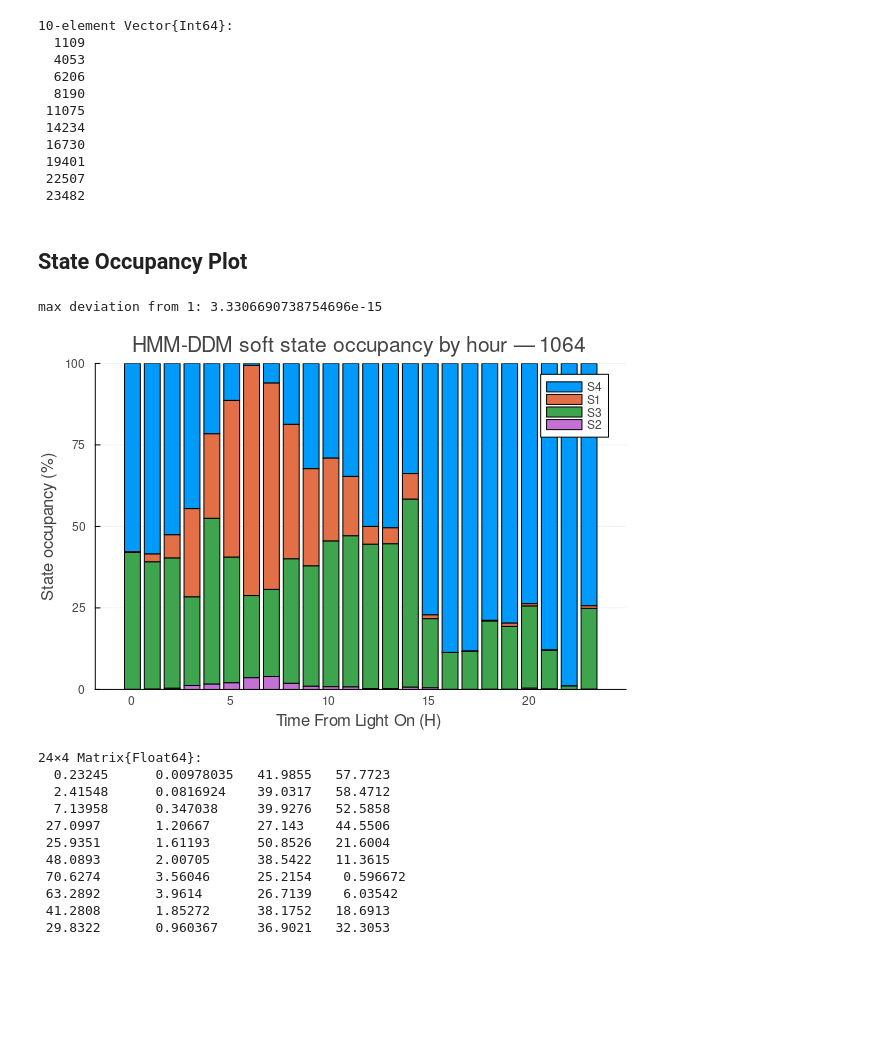
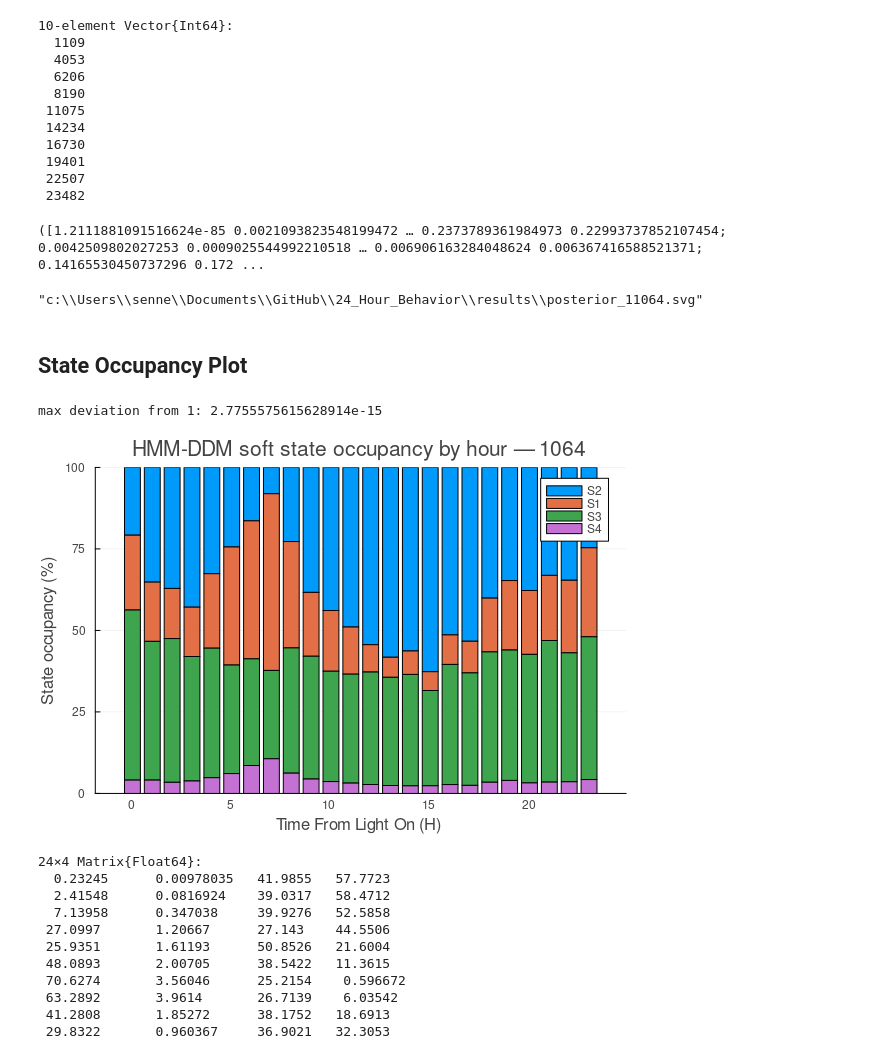
Before and after one commit to depasquale-lab/24_Hour_Behavior, a Jupyter notebook: notebooks/PosthocDDMHMM.ipynb, the cells around one changed output. Saved outputs shown, nothing was run; the diff lists cells and outputs as text; code cells hidden in the pictures; blank space fills up the shorter version.

```diff
--- a/notebooks/PosthocDDMHMM.ipynb
+++ b/notebooks/PosthocDDMHMM.ipynb
@@ -89,6 +89,39 @@ seq_ends = cumsum(length.(results_by_date))  # sequence ends for HMM
  19401
  22507
  23482
+# %%
+# posterior Plots
+γ, ll = forward_backward(hmm, all_results;seq_ends=seq_ends)
+# %% [output]
+([1.2111881091516624e-85 0.0021093823548199472 … 0.2373789361984973 0.22993737852107454; 0.0042509802027253 0.0009025544992210518 … 0.006906163284048624 0.006367416588521371; 0.14165530450737296 0.172 ...
+# %%
+posterior_plot_night = plot(
+    xlabel="Trial",
+    ylabel="P(State)",
+    fontfamily="helvetica",
+    lw=3,
+    legend=false
+)
+
+plot!(γ[1, 1109: 1109+500])
+plot!(γ[2, 1109: 1109+500])
+plot!(γ[3, 1109: 1109+500])
+plot!(γ[4, 1109: 1109+500])
+
+posterior_plot_day = plot(
+    xlabel="Trial",
+    ylabel="P(State)",
+    fontfamily="helvetica",
+    lw=3,
+    legend=false
+)
+
+plot!(γ[1, 1109+1500:1109+2000])
+plot!(γ[2, 1109+1500:1109+2000])
+plot!(γ[3, 1109+1500:1109+2000])
+plot!(γ[4, 1109+1500:1109+2000])
+# %% [output]
+"c:\\Users\\senne\\Documents\\GitHub\\24_Hour_Behavior\\results\\posterior_11064.svg"
 # %% [markdown]
 ## State Occupancy Plot
 # %%
@@ -143,36 +176,36 @@ for h in 0:23
         occ_soft[h+1, :] = permutedims(m)
     else
         occ_soft[h+1, :] .= 0.0
     end
 end
 
 # Sanity check: each hour's soft occupancy should sum to ~1
 println("max deviation from 1: ",
         maximum(abs.(sum(occ_soft, dims=2) .- 1)))
 
 # Prepare % values and mask empty hours (no trials) with NaN so they don't plot
 y = occ_soft .* 100
 for h in 1:24
     if n_per_hour[h] == 0
         y[h, :] .= NaN  # avoids misleading partial stacks for empty hours
     end
 end
 
 state_labels = ["S1", "S2", "S3", "S4"]
 hours = 0:23
 
 # Stacked bars: the key is bar_position = :stack
 p = plot(fontfamily="helvetica")
 
-order = [4, 1, 3, 2]
+order = [2, 1, 3, 4]
 
 groupedbar!(hours, occ_soft[:, order] .* 100, bar_position = :stack,
            xlabel="Time From Light On (H)", ylabel="State occupancy (%)",
            labels=permutedims(state_labels[order]), title="HMM-DDM soft state occupancy by hour — $(1064)", fontfamily="helvetica")
 p
 # %% [output]
-max deviation from 1: 3.3306690738754696e-15
+max deviation from 1: 2.7755575615628914e-15
-[figure, old version]
+[figure, new version]
 # %%
 y
 # %% [output]
```
Also changed, not shown: parts of 1 cell of this notebook, 25 other files.
